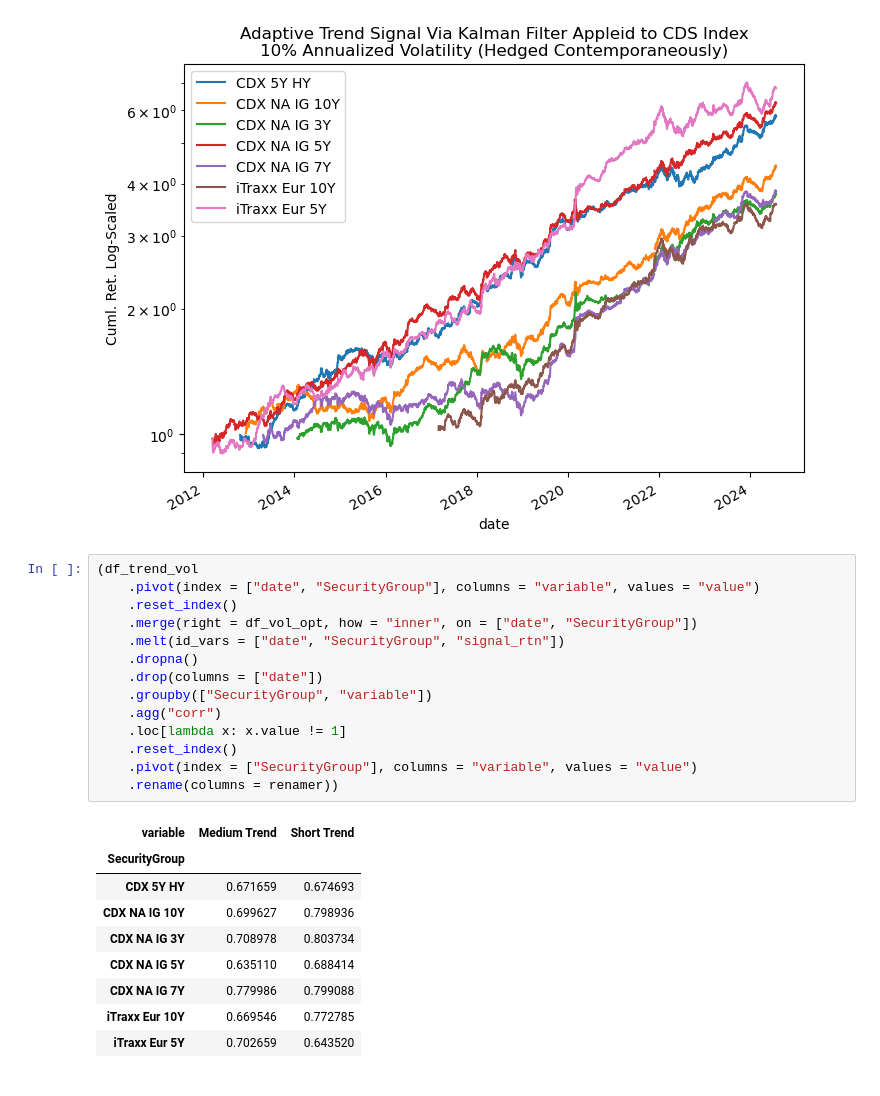
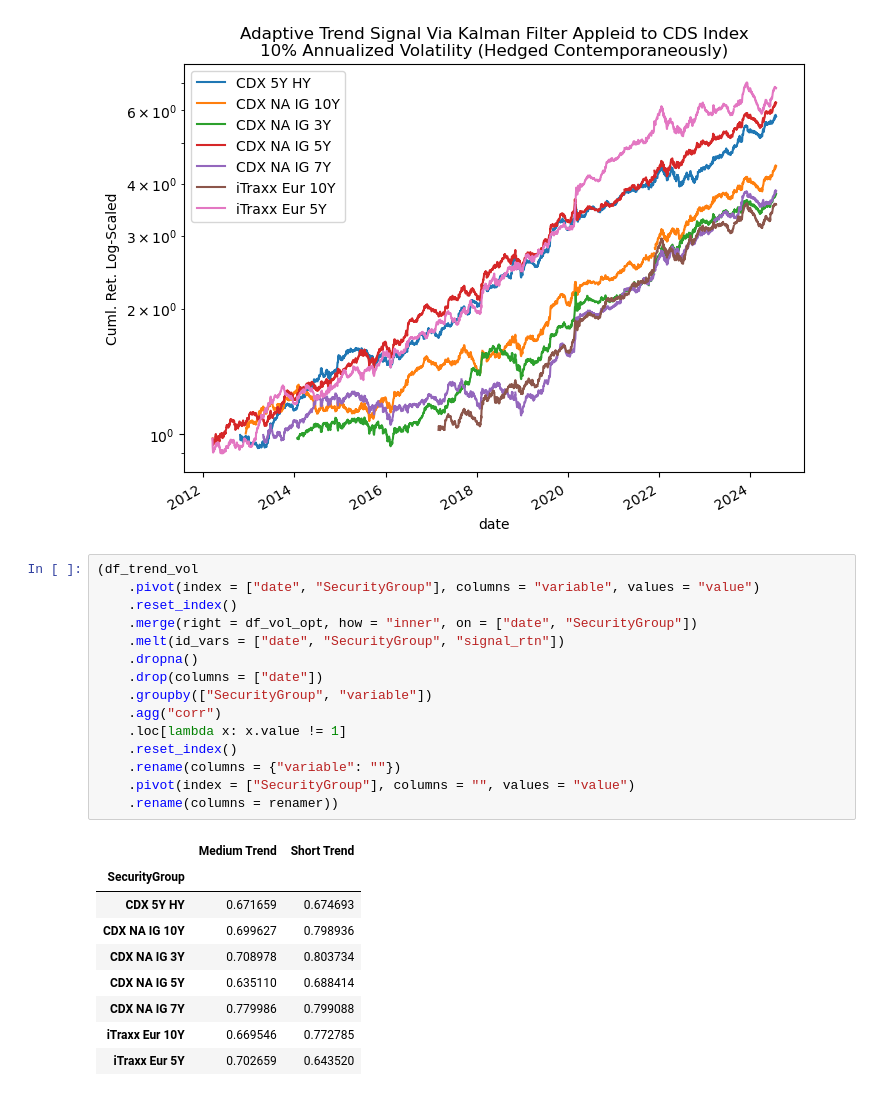
Before and after one commit to diegodalvarez/TrendSystem, a Jupyter notebook: Research/Writeups/SocieteGeneraleCreditIndices.ipynb, the cells around one changed output. Saved outputs shown, nothing was run; the diff lists cells and outputs as text.

```diff
--- a/Research/Writeups/SocieteGeneraleCreditIndices.ipynb
+++ b/Research/Writeups/SocieteGeneraleCreditIndices.ipynb
@@ -207,19 +207,20 @@ plt.show()
 # %%
 (df_trend_vol
     .pivot(index = ["date", "SecurityGroup"], columns = "variable", values = "value")
     .reset_index()
     .merge(right = df_vol_opt, how = "inner", on = ["date", "SecurityGroup"])
     .melt(id_vars = ["date", "SecurityGroup", "signal_rtn"])
     .dropna()
     .drop(columns = ["date"])
     .groupby(["SecurityGroup", "variable"])
     .agg("corr")
     .loc[lambda x: x.value != 1]
     .reset_index()
-    .pivot(index = ["SecurityGroup"], columns = "variable", values = "value")
+    .rename(columns = {"variable": ""})
+    .pivot(index = ["SecurityGroup"], columns = "", values = "value")
     .rename(columns = renamer))
 # %% [output]
-| variable | Medium Trend | Short Trend |
+|  | Medium Trend | Short Trend |
 | SecurityGroup |  |  |
 | CDX 5Y HY | 0.671659 | 0.674693 |
 | CDX NA IG 10Y | 0.699627 | 0.798936 |
```
Also changed, not shown: 1 other file.
